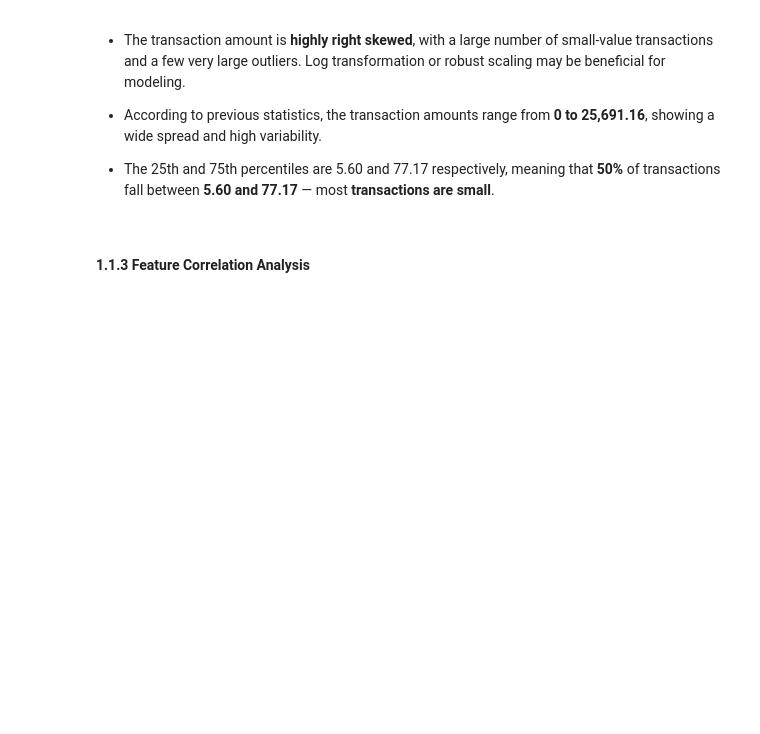
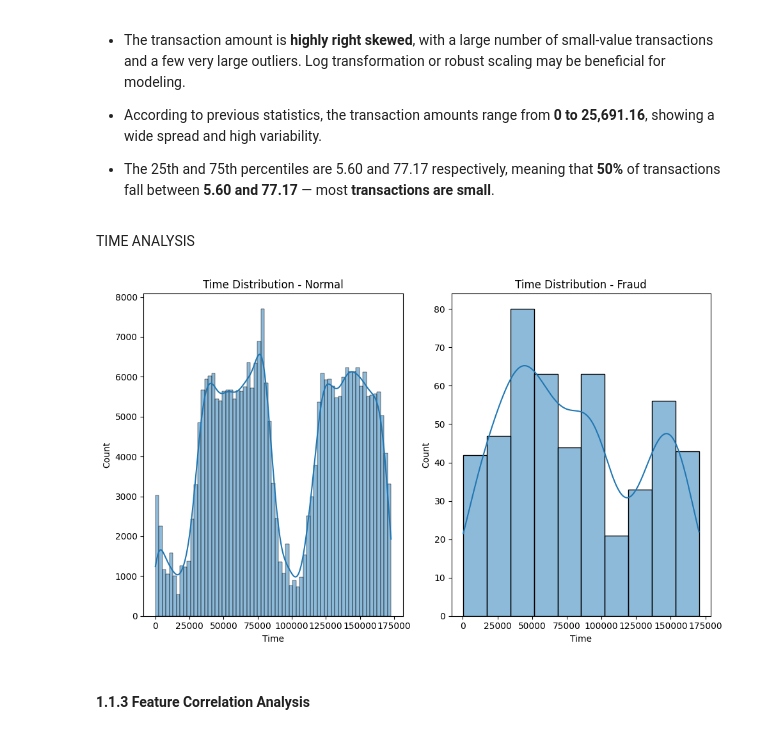
Before and after one commit to Geethika2506/Machine-Learning-final-project, a Jupyter notebook: Final_project.ipynb, the cells around one changed output. Drawn from its saved outputs; the diff is of its cells as text; code cells hidden in the pictures; blank space fills up the shorter version.

```diff
--- a/Final_project.ipynb
+++ b/Final_project.ipynb
@@ -135,6 +210,21 @@ plt.show()
 - According to previous statistics, the transaction amounts range from **0 to 25,691.16**, showing a wide spread and high variability.
 
 - The 25th and 75th percentiles are 5.60 and 77.17 respectively, meaning that **50%** of transactions fall between **5.60 and 77.17** — most **transactions are small**.
+# %% [markdown]
+TIME ANALYSIS
+# %%
+# Analyze Time feature
+plt.figure(figsize=(10, 6))
+plt.subplot(1, 2, 1)
+sns.histplot(df[df['Class'] == 0]['Time'], kde=True)
+plt.title('Time Distribution - Normal')
+plt.subplot(1, 2, 2)
+sns.histplot(df[df['Class'] == 1]['Time'], kde=True)
+plt.title('Time Distribution - Fraud')
+plt.tight_layout()
+plt.show()
+# %% [output]
+[figure, added]
 # %% [markdown]
 #### **1.1.3 Feature Correlation Analysis**
 # %% [markdown]
```
Also changed, not shown: parts of 18 cells of this notebook, 1 other file.
